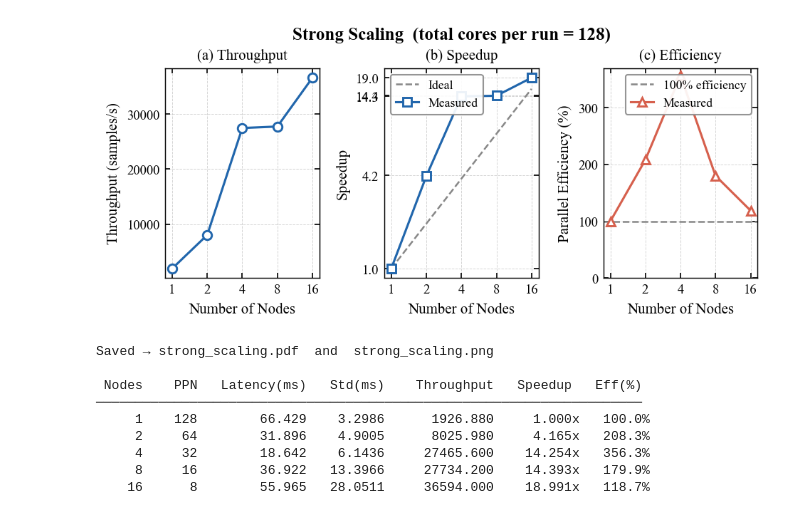
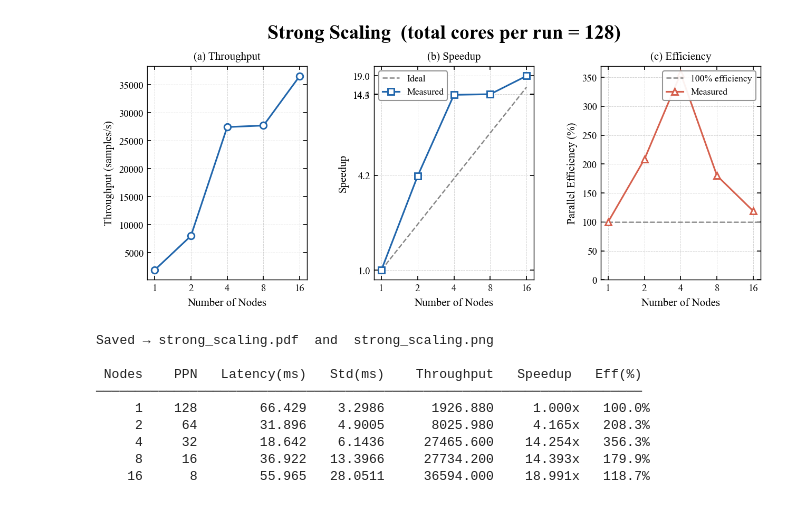
Before and after one commit to shvaikop/hpc-mlp-inference, a Jupyter notebook: benchmark_MPI/plots.ipynb, the cells around one changed output. Saved outputs shown, nothing was run; the diff lists cells and outputs as text; code cells hidden in the pictures.

Commit message:
plots

```diff
--- a/benchmark_MPI/plots.ipynb
+++ b/benchmark_MPI/plots.ipynb
@@ -125,7 +125,7 @@ C_GRAY  = "#888888"   # ideal
 
 
 # ── 6. Layout: 3-panel figure ─────────────────────────────────────────────────
-fig, axes = plt.subplots(1, 3, figsize=(7.16, 2.55))   # ~double-column width
+fig, axes = plt.subplots(1, 3, figsize=(10, 3.5))   # ~double-column width
 fig.subplots_adjust(wspace=0.42)
 
 # ── Panel (a): Throughput ─────────────────────────────────────────────────────
@@ -171,34 +171,34 @@ ax.set_ylabel("Parallel Efficiency (%)")
 ax.set_title("(c) Efficiency")
 ax.set_xscale("log", base=2)
 ax.xaxis.set_major_formatter(ticker.ScalarFormatter())
 ax.set_xticks(nodes_arr)
 ax.set_xticklabels(nodes_arr)
 ax.set_ylim(bottom=0)
 ax.legend(loc="upper right")
 
 # ── Shared super-title ───────────────────────────────────────────────────────
 fig.suptitle(
     f"Strong Scaling  (total cores per run = {TOTAL_CORES})",
     fontsize=18, fontweight="bold", y=1.03
 )
 
 plt.savefig(OUT_PDF)
 plt.savefig(OUT_PNG)
 plt.show()
 print(f"Saved → {OUT_PDF}  and  {OUT_PNG}")
 
 
 # ── 7. Summary table ─────────────────────────────────────────────────────────
 print()
 header = f"{'Nodes':>6}  {'PPN':>5}  {'Latency(ms)':>12}  "      \
          f"{'Std(ms)':>8}  {'Throughput':>12}  {'Speedup':>8}  {'Eff(%)':>7}"
 print(header)
 print("─" * len(header))
 for r, sp, ef in zip(records, speedup, efficiency):
     print(f"{r['nodes']:>6}  {r['ppn']:>5}  {r['latency']:>12.3f}  "
           f"{r['std']:>8.4f}  {r['throughput']:>12.3f}  {sp:>8.3f}x  {ef:>6.1f}%")
 # %% [output]
-[figure, old version]
+[figure, new version]
 Saved → strong_scaling.pdf  and  strong_scaling.png
 
  Nodes    PPN   Latency(ms)   Std(ms)    Throughput   Speedup   Eff(%)
```
